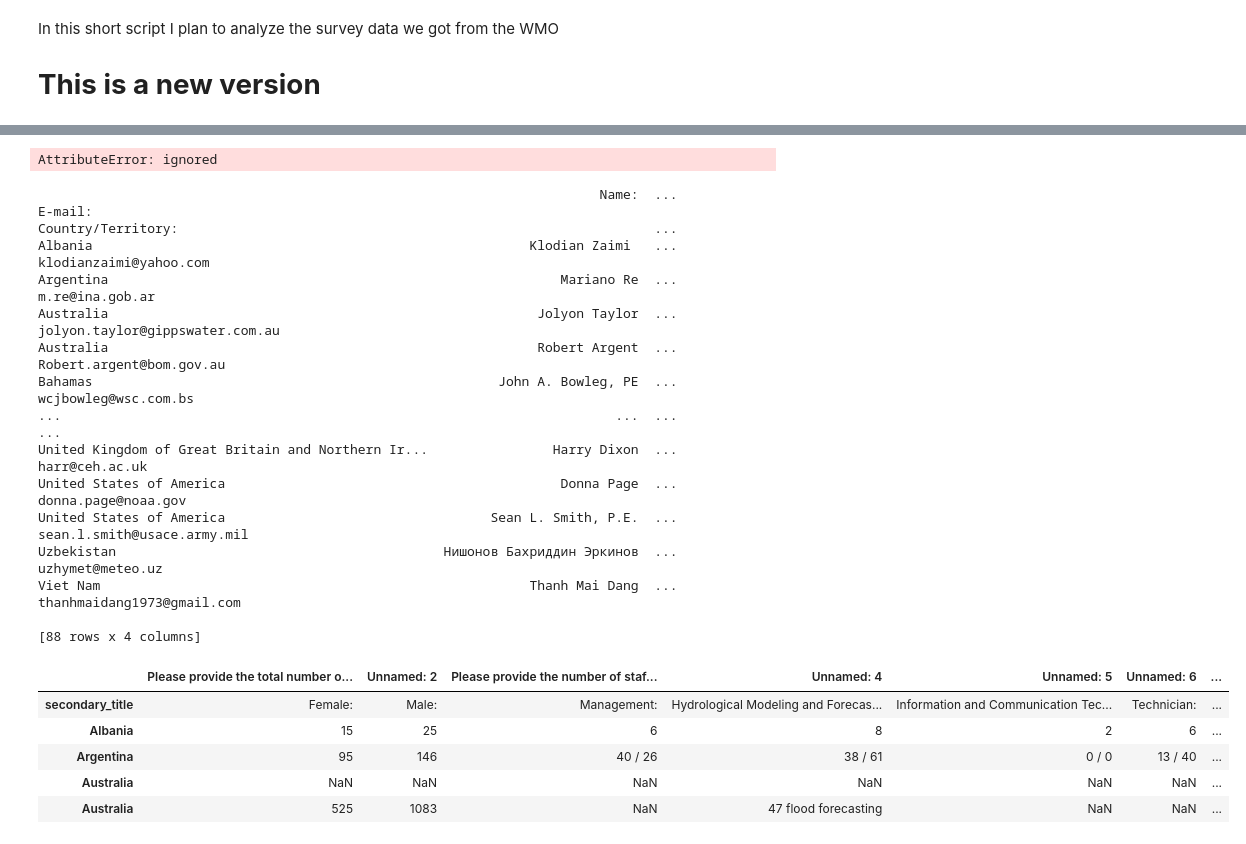
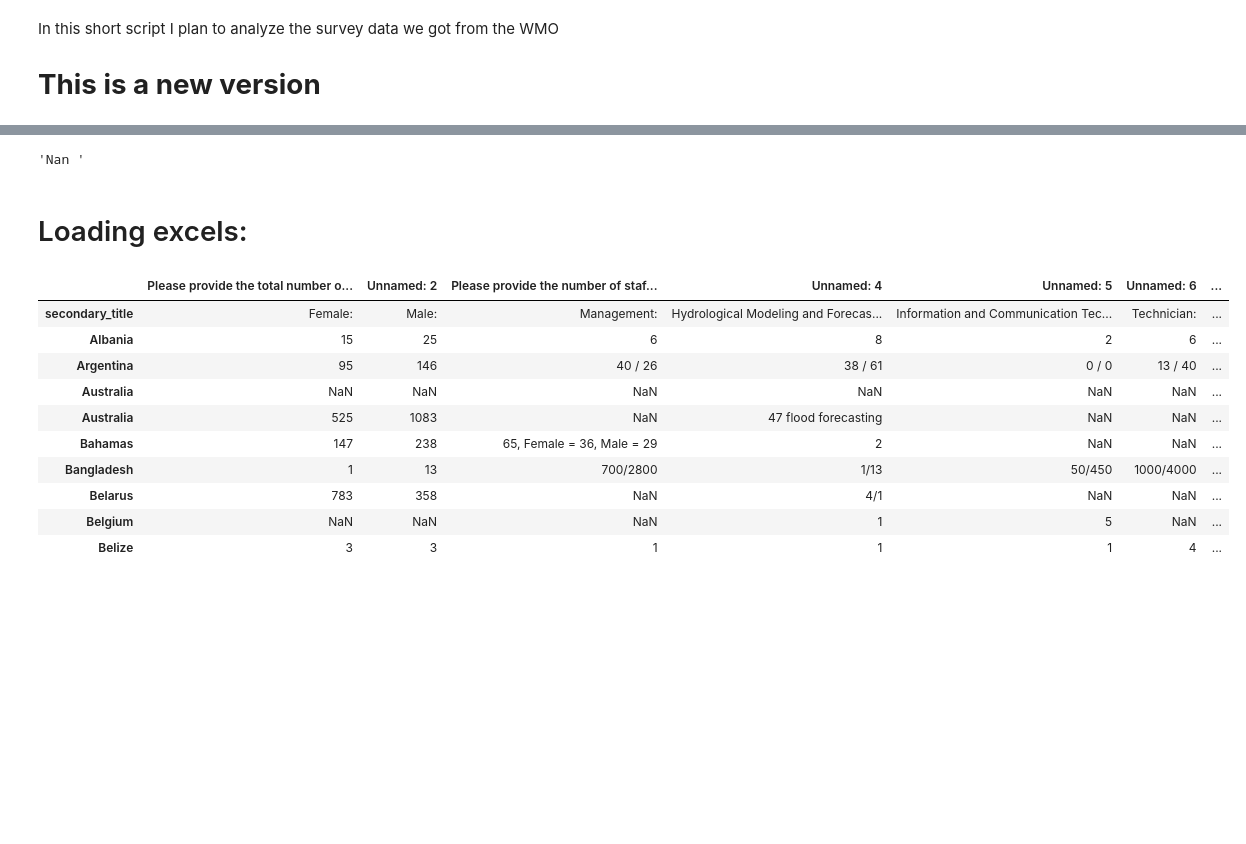
Before and after one commit to yairrinat/Survey_Analysis, a Jupyter notebook: survey_analysis.ipynb, the cells around one changed output, grey strips where cells are left out. Saved outputs shown, nothing was run; the diff lists cells and outputs as text; code cells hidden in the pictures; blank space fills up the shorter version.

```diff
--- a/survey_analysis.ipynb
+++ b/survey_analysis.ipynb
@@ -34,7 +34,8 @@ Successfully installed googletrans-3.1.0a0
 # %%
-from googletrans import Translator
-translator = Translator()
+#this is only a try
+translator = google_translator()
 translator.detect("hello")
-#translator.detect('이 문장은 한글로 쓰여졌습니다.')
+translator.detect('이 문장은 한글로 쓰여졌습니다.')
+translator.translate("NaN")
 # %% [output]
-AttributeError: ignored
+'Nan '
@@ -43,39 +42,31 @@ Loading excels:
+# %% [markdown]
+# Loading excels:
 # %%
 # link to excel file:
 url = "https://github.com/yairrinat/Survey_Analysis/blob/main/WMO_SURVEY.xlsx?raw=true"
 
 #load personal data:
 df_personal = pd.read_excel(url,index_col = 0,header = 0, sheet_name = "Person details")
 df_personal = df_personal.iloc[1:,:] # remove first row
 print(df_personal)
 
 #load staff data:
 df_staff = pd.read_excel(url,index_col=0,header = 0, sheet_name = "STAFF")
 list_ind = df_staff.index.to_list()
 list_ind[0] = "secondary_title"
 df_staff.index= list_ind
-df_staff.head()
+df_staff.head(10)
 
 #load ... to be continued later
 # %% [output]
-                                                                        Name:  ...                          E-mail:
-Country/Territory:                                                             ...
-Albania                                                        Klodian Zaimi   ...          klodianzaimi@yahoo.com
-Argentina                                                          Mariano Re  ...                  m.re@ina.gob.ar
-Australia                                                       Jolyon Taylor  ...  jolyon.taylor@gippswater.com.au
-Australia                                                       Robert Argent  ...         Robert.argent@bom.gov.au
-Bahamas                                                    John A. Bowleg, PE  ...             wcjbowleg@wsc.com.bs
-...                                                                       ...  ...                              ...
-United Kingdom of Great Britain and Northern Ir...                Harry Dixon  ...                   harr@ceh.ac.uk
-United States of America                                           Donna Page  ...              donna.page@noaa.gov
-United States of America                                  Sean L. Smith, P.E.  ...      sean.l.smith@usace.army.mil
-Uzbekistan                                          Нишонов Бахриддин Эркинов  ...                 uzhymet@meteo.uz
-Viet Nam                                                       Thanh Mai Dang  ...       thanhmaidang1973@gmail.com
-
-[88 rows x 4 columns]
 |  | Please provide the total number o... | Unnamed: 2 | Please provide the number of staf... | Unnamed: 4 | Unnamed: 5 | Unnamed: 6 | ... |
 | secondary_title | Female: | Male: | Management: | Hydrological Modeling and Forecas... | Information and Communication Tec... | Technician: | ... |
 | Albania | 15 | 25 | 6 | 8 | 2 | 6 | ... |
 | Argentina | 95 | 146 | 40 / 26 | 38 / 61 | 0 / 0 | 13 / 40 | ... |
 | Australia | NaN | NaN | NaN | NaN | NaN | NaN | ... |
 | Australia | 525 | 1083 | NaN | 47 flood forecasting | NaN | NaN | ... |
+| Bahamas | 147 | 238 | 65, Female = 36, Male = 29 | 2 | NaN | NaN | ... |
+| Bangladesh | 1 | 13 | 700/2800 | 1/13 | 50/450 | 1000/4000 | ... |
+| Belarus | 783 | 358 | NaN | 4/1 | NaN | NaN | ... |
+| Belgium | NaN | NaN | NaN | 1 | 5 | NaN | ... |
+| Belize | 3 | 3 | 1 | 1 | 1 | 4 | ... |
```
Also changed, not shown: parts of 6 cells of this notebook.
